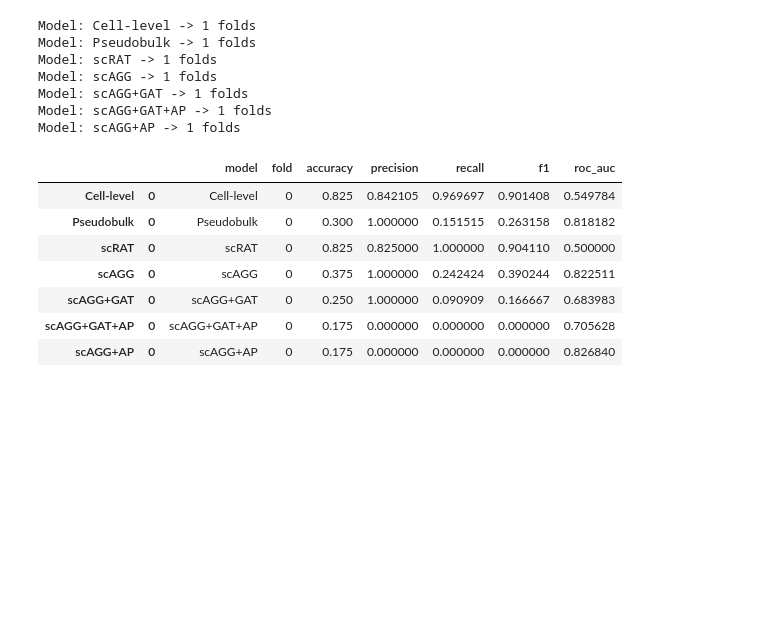
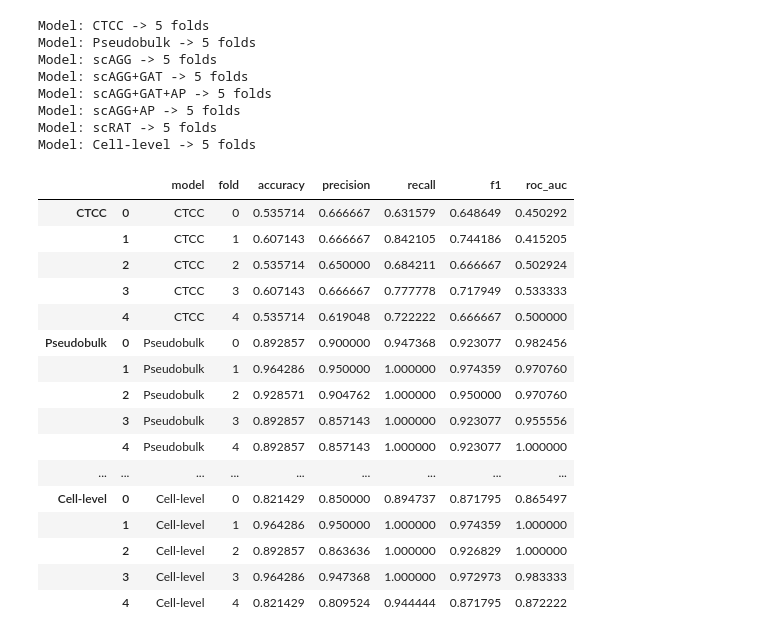
Before and after one commit to timoverlaan/scAGG, a Jupyter notebook: src/analysis/fig_performance.ipynb, the cells around one changed output. Cells and saved outputs as stored; diff of their text form; code cells hidden in the pictures; blank space fills up the shorter version.

```diff
--- a/src/analysis/fig_performance.ipynb
+++ b/src/analysis/fig_performance.ipynb
@@ -2,3 +2,6 @@
 import json
 
 import pandas as pd
+# %%
+# EXPERIMENT = "SeaAD"
+EXPERIMENT = "COMBAT_top2000"
@@ -23,23 +119,33 @@ def parse_performance_json(exp_name: str):
     df = pd.concat(dfs, axis=0)
     return df
 # %%
-parse_performance_json("SeaAD")
+parse_performance_json(EXPERIMENT)
 # %% [output]
-Model: Cell-level -> 1 folds
-Model: Pseudobulk -> 1 folds
-Model: scRAT -> 1 folds
-Model: scAGG -> 1 folds
-Model: scAGG+GAT -> 1 folds
-Model: scAGG+GAT+AP -> 1 folds
-Model: scAGG+AP -> 1 folds
+Model: CTCC -> 5 folds
+Model: Pseudobulk -> 5 folds
+Model: scAGG -> 5 folds
+Model: scAGG+GAT -> 5 folds
+Model: scAGG+GAT+AP -> 5 folds
+Model: scAGG+AP -> 5 folds
+Model: scRAT -> 5 folds
+Model: Cell-level -> 5 folds
 |  |  | model | fold | accuracy | precision | recall | f1 | roc_auc |
-| Cell-level | 0 | Cell-level | 0 | 0.825 | 0.842105 | 0.969697 | 0.901408 | 0.549784 |
-| Pseudobulk | 0 | Pseudobulk | 0 | 0.300 | 1.000000 | 0.151515 | 0.263158 | 0.818182 |
-| scRAT | 0 | scRAT | 0 | 0.825 | 0.825000 | 1.000000 | 0.904110 | 0.500000 |
-| scAGG | 0 | scAGG | 0 | 0.375 | 1.000000 | 0.242424 | 0.390244 | 0.822511 |
-| scAGG+GAT | 0 | scAGG+GAT | 0 | 0.250 | 1.000000 | 0.090909 | 0.166667 | 0.683983 |
-| scAGG+GAT+AP | 0 | scAGG+GAT+AP | 0 | 0.175 | 0.000000 | 0.000000 | 0.000000 | 0.705628 |
-| scAGG+AP | 0 | scAGG+AP | 0 | 0.175 | 0.000000 | 0.000000 | 0.000000 | 0.826840 |
+| CTCC | 0 | CTCC | 0 | 0.535714 | 0.666667 | 0.631579 | 0.648649 | 0.450292 |
+|  | 1 | CTCC | 1 | 0.607143 | 0.666667 | 0.842105 | 0.744186 | 0.415205 |
+|  | 2 | CTCC | 2 | 0.535714 | 0.650000 | 0.684211 | 0.666667 | 0.502924 |
+|  | 3 | CTCC | 3 | 0.607143 | 0.666667 | 0.777778 | 0.717949 | 0.533333 |
+|  | 4 | CTCC | 4 | 0.535714 | 0.619048 | 0.722222 | 0.666667 | 0.500000 |
+| Pseudobulk | 0 | Pseudobulk | 0 | 0.892857 | 0.900000 | 0.947368 | 0.923077 | 0.982456 |
+|  | 1 | Pseudobulk | 1 | 0.964286 | 0.950000 | 1.000000 | 0.974359 | 0.970760 |
+|  | 2 | Pseudobulk | 2 | 0.928571 | 0.904762 | 1.000000 | 0.950000 | 0.970760 |
+|  | 3 | Pseudobulk | 3 | 0.892857 | 0.857143 | 1.000000 | 0.923077 | 0.955556 |
+|  | 4 | Pseudobulk | 4 | 0.892857 | 0.857143 | 1.000000 | 0.923077 | 1.000000 |
+| ... | ... | ... | ... | ... | ... | ... | ... | ... |
+| Cell-level | 0 | Cell-level | 0 | 0.821429 | 0.850000 | 0.894737 | 0.871795 | 0.865497 |
+|  | 1 | Cell-level | 1 | 0.964286 | 0.950000 | 1.000000 | 0.974359 | 1.000000 |
+|  | 2 | Cell-level | 2 | 0.892857 | 0.863636 | 1.000000 | 0.926829 | 1.000000 |
+|  | 3 | Cell-level | 3 | 0.964286 | 0.947368 | 1.000000 | 0.972973 | 0.983333 |
+|  | 4 | Cell-level | 4 | 0.821429 | 0.809524 | 0.944444 | 0.871795 | 0.872222 |
 # %%
 import matplotlib.pyplot as plt
 
```
Also changed, not shown: parts of 4 cells of this notebook, 5 other files.
